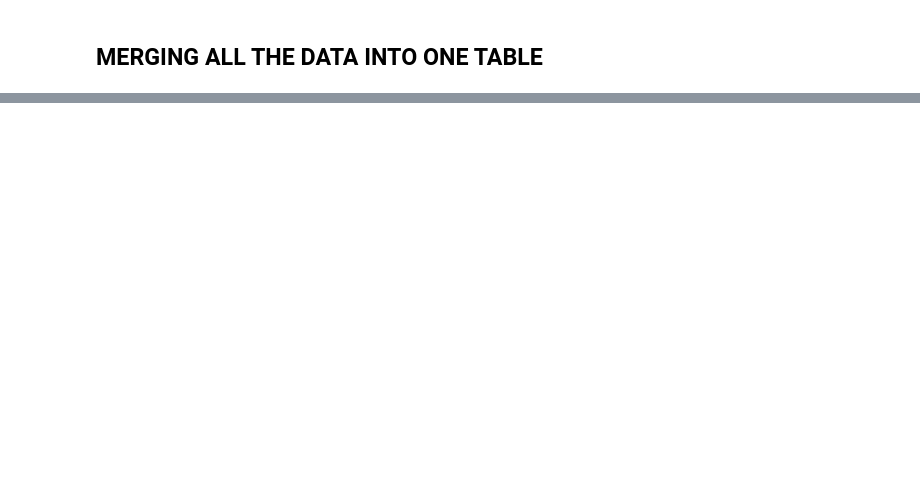
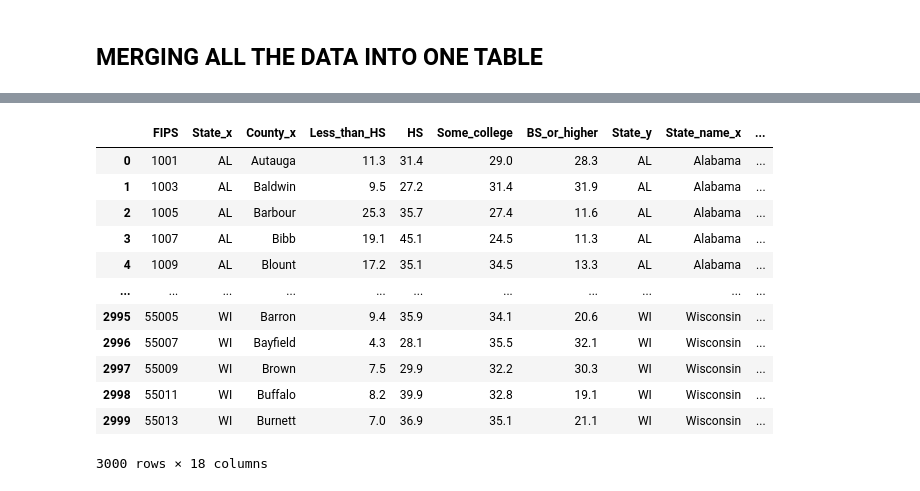
Before and after one commit to MeganBlazevic/Project2_Team8, a Jupyter notebook: Data_ETL.ipynb, the cells around one changed output, grey strips where cells are left out. Drawn from its saved outputs; the diff is of its cells as text; code cells hidden in the pictures; blank space fills up the shorter version.

```diff
--- a/Data_ETL.ipynb
+++ b/Data_ETL.ipynb
@@ -215,3 +248,7 @@ GDP_raw_df.head()
 | 2 | 1005 | AL | Alabama | Barbour | 7.437790e+08 |
 | 3 | 1007 | AL | Alabama | Bibb | 3.223070e+08 |
 | 4 | 1009 | AL | Alabama | Blount | 8.196080e+08 |
+# %%
+#Convert FIPS column to string
+GDP_raw_df['FIPS']= GDP_raw_df['FIPS'].map(str)
+GDP_raw_df.head()
@@ -404,3 +448,7 @@ life_raw_df.head()
 | 2 | 1005.0 | AL | Alabama | Barbour | 75.42 |
 | 3 | 1007.0 | AL | Alabama | Bibb | 73.97 |
 | 4 | 1009.0 | AL | Alabama | Blount | 76.16 |
+# %%
+#Convert FIPS column to string
+life_raw_df['FIPS']= life_raw_df['FIPS'].map(str)
+life_raw_df.head()
@@ -406,0 +462,5 @@ life_raw_df.head()
+# %%
+#Split FIPS in two using "." as delimiter and deleting temporary column
+life_raw_df[['FIPS','temp']] = life_raw_df.FIPS.str.split(".",expand=True)
+life_raw_df = life_raw_df.drop('temp', axis=1)
+life_raw_df.head()
@@ -488,3 +555,7 @@ poverty_raw_df#.head()
 | 3193 | 56043 | WY | Washakie | 9.7 |
 | 3194 | 56045 | WY | Weston | 10.6 |
 3195 rows × 4 columns
+# %%
+#Convert FIPS column to string
+poverty_raw_df['FIPS']= poverty_raw_df['FIPS'].map(str)
+poverty_raw_df.head()
@@ -494,0 +585,18 @@ poverty_raw_df#.head()
+# %%
+#Join all 4 tables
+human_development_df = education_raw_df.merge(GDP_raw_df,on='FIPS').merge(poverty_raw_df,on='FIPS').merge(life_raw_df,on='FIPS')
+human_development_df.head(3000)
+# %% [output]
+|  | FIPS | State_x | County_x | Less_than_HS | HS | Some_college | BS_or_higher | State_y | State_name_x | ... |
+| 0 | 1001 | AL | Autauga | 11.3 | 31.4 | 29.0 | 28.3 | AL | Alabama | ... |
+| 1 | 1003 | AL | Baldwin | 9.5 | 27.2 | 31.4 | 31.9 | AL | Alabama | ... |
+| 2 | 1005 | AL | Barbour | 25.3 | 35.7 | 27.4 | 11.6 | AL | Alabama | ... |
+| 3 | 1007 | AL | Bibb | 19.1 | 45.1 | 24.5 | 11.3 | AL | Alabama | ... |
+| 4 | 1009 | AL | Blount | 17.2 | 35.1 | 34.5 | 13.3 | AL | Alabama | ... |
+| ... | ... | ... | ... | ... | ... | ... | ... | ... | ... | ... |
+| 2995 | 55005 | WI | Barron | 9.4 | 35.9 | 34.1 | 20.6 | WI | Wisconsin | ... |
+| 2996 | 55007 | WI | Bayfield | 4.3 | 28.1 | 35.5 | 32.1 | WI | Wisconsin | ... |
+| 2997 | 55009 | WI | Brown | 7.5 | 29.9 | 32.2 | 30.3 | WI | Wisconsin | ... |
+| 2998 | 55011 | WI | Buffalo | 8.2 | 39.9 | 32.8 | 19.1 | WI | Wisconsin | ... |
+| 2999 | 55013 | WI | Burnett | 7.0 | 36.9 | 35.1 | 21.1 | WI | Wisconsin | ... |
+3000 rows × 18 columns
```
Also changed, not shown: parts of 17 cells of this notebook, 2 other files.
